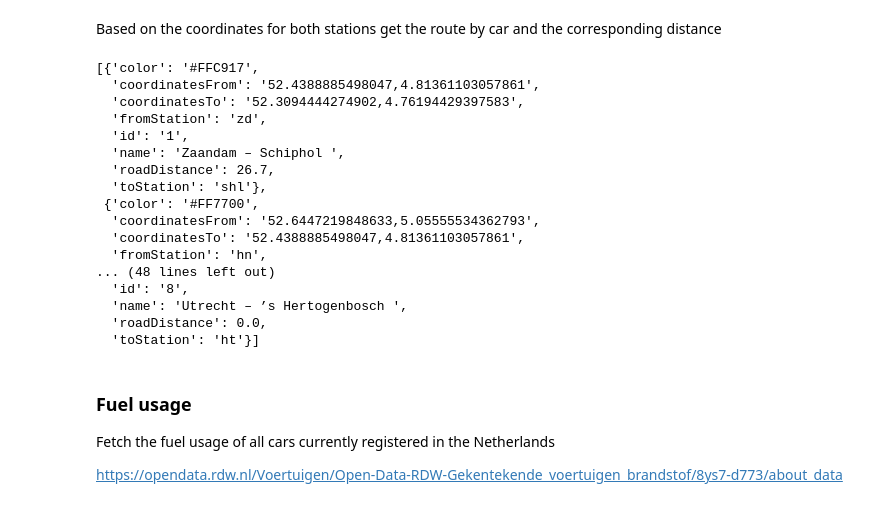
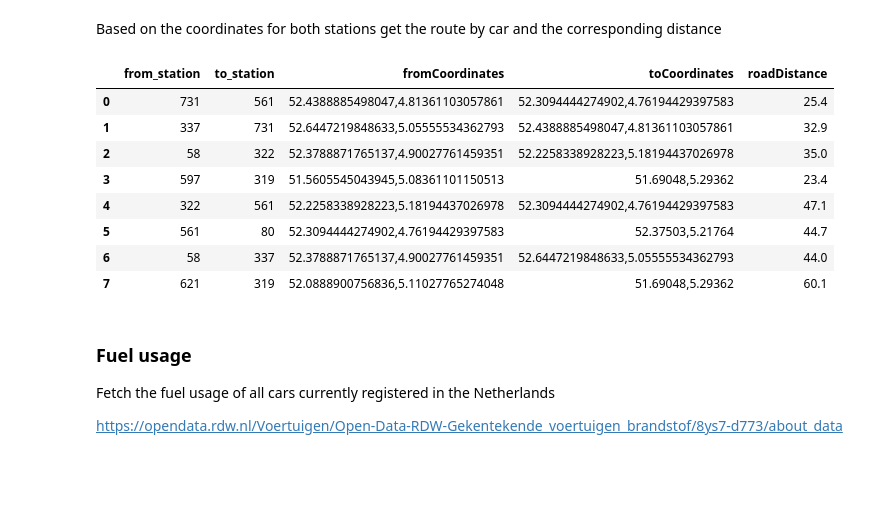
Before and after one commit to henkrehorst/uu_dss_project, a Jupyter notebook: dashboard/SeparateChartsForTesting/PriceComparison.ipynb, the cells around one changed output. Saved outputs shown, nothing was run; the diff lists cells and outputs as text; code cells hidden in the pictures; blank space fills up the shorter version.

```diff
--- a/dashboard/SeparateChartsForTesting/PriceComparison.ipynb
+++ b/dashboard/SeparateChartsForTesting/PriceComparison.ipynb
@@ -219,42 +195,33 @@ Based on the coordinates for both stations get the route by car and the correspo
 # %%
 # @Henk this install is needed beforehand !pip install googlemaps  # IF NOT ALREADY INSTALLED
 import googlemaps
 import pprint # For checking dictionary outputs, might delete later
 
 def getMapsDistance(fromCoordinates, toCoordinates):
     GOOGLE_MAPS_API_KEY = "AIzaSyCm9e_CHuHckn1qSAXTTOhS6ApJPeWB_E8"
     gmaps = googlemaps.Client(key=GOOGLE_MAPS_API_KEY)
 
     result = gmaps.distance_matrix(origins = (fromCoordinates), destinations = (toCoordinates), mode='driving')
 
-    distresult = result["rows"][0]["elements"][0]["distance"]["value"]/1000   # Convert to KM by /1000
-    # timeresult = result["rows"][0]["elements"][0]["duration"]["value"]/60     # Could come in handy when looking up "non-historical" travel duration.
+    distresult = result["rows"][0]["elements"][0]["distance"]["value"]/1000
 
     return round(distresult,1)
 
-for trip in Trips:  # Loop through all routes to fetch the car route between stations
-    trip["roadDistance"] = getMapsDistance(trip["coordinatesFrom"], trip["coordinatesTo"])
+coordinatesList_copy = coordinatesList.copy()
+for index, row in coordinatesList_copy.iterrows():
+    coordinatesList_copy.loc[index, "roadDistance"] = getMapsDistance(row["fromCoordinates"],row["toCoordinates"])
 
-pp = pprint.PrettyPrinter(depth=4)
-pp.pprint(Trips)
+coordinatesList_copy
 # %% [output]
-[{'color': '#FFC917',
-  'coordinatesFrom': '52.4388885498047,4.81361103057861',
-  'coordinatesTo': '52.3094444274902,4.76194429397583',
-  'fromStation': 'zd',
-  'id': '1',
-  'name': 'Zaandam – Schiphol ',
-  'roadDistance': 26.7,
-  'toStation': 'shl'},
- {'color': '#FF7700',
-  'coordinatesFrom': '52.6447219848633,5.05555534362793',
-  'coordinatesTo': '52.4388885498047,4.81361103057861',
-  'fromStation': 'hn',
-... (48 lines left out)
-  'id': '8',
-  'name': 'Utrecht – ’s Hertogenbosch ',
-  'roadDistance': 0.0,
-  'toStation': 'ht'}]
+|  | from_station | to_station | fromCoordinates | toCoordinates | roadDistance |
+| 0 | 731 | 561 | 52.4388885498047,4.81361103057861 | 52.3094444274902,4.76194429397583 | 25.4 |
+| 1 | 337 | 731 | 52.6447219848633,5.05555534362793 | 52.4388885498047,4.81361103057861 | 32.9 |
+| 2 | 58 | 322 | 52.3788871765137,4.90027761459351 | 52.2258338928223,5.18194437026978 | 35.0 |
+| 3 | 597 | 319 | 51.5605545043945,5.08361101150513 | 51.69048,5.29362 | 23.4 |
+| 4 | 322 | 561 | 52.2258338928223,5.18194437026978 | 52.3094444274902,4.76194429397583 | 47.1 |
+| 5 | 561 | 80 | 52.3094444274902,4.76194429397583 | 52.37503,5.21764 | 44.7 |
+| 6 | 58 | 337 | 52.3788871765137,4.90027761459351 | 52.6447219848633,5.05555534362793 | 44.0 |
+| 7 | 621 | 319 | 52.0888900756836,5.11027765274048 | 51.69048,5.29362 | 60.1 |
 # %% [markdown]
 ### Fuel usage
 Fetch the fuel usage of all cars currently registered in the Netherlands
```
Also changed, not shown: parts of 17 cells of this notebook.
